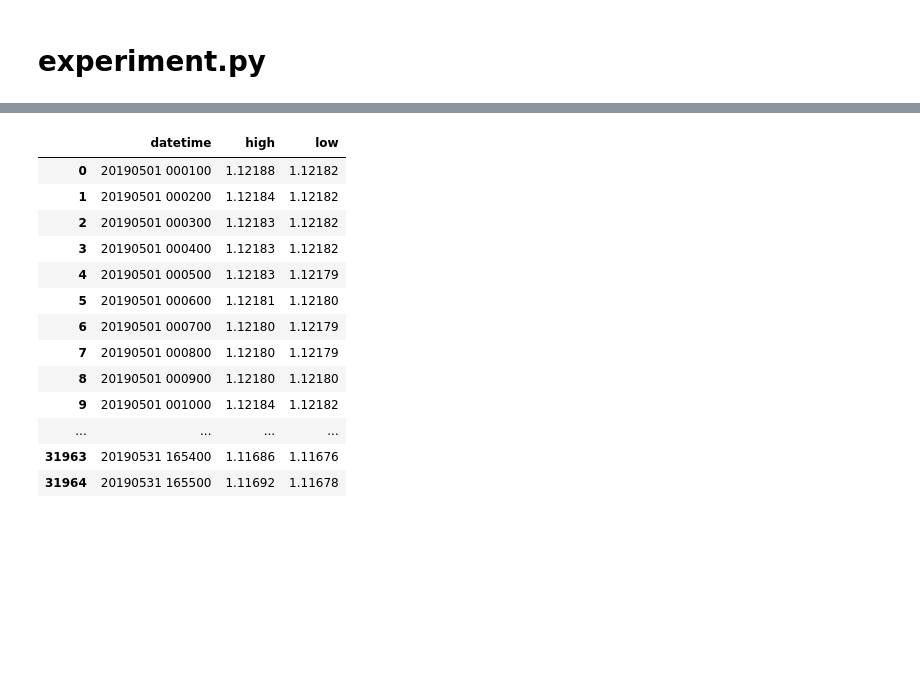
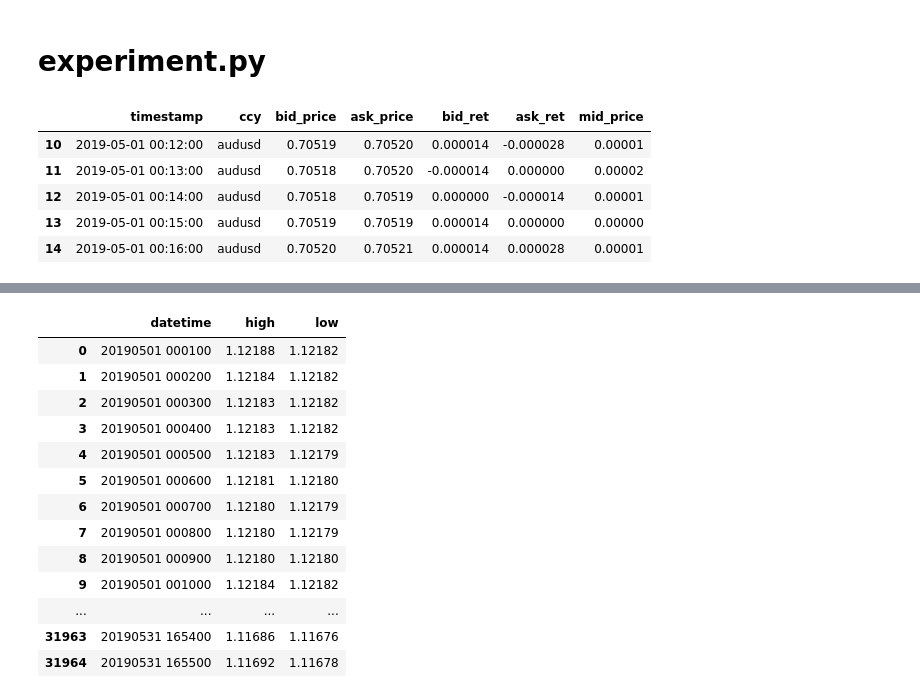
Before and after one commit to my2582/drl_fxtrading, a Jupyter notebook: modeling/drl_fx.ipynb, the cells around one changed output, grey strips where cells are left out. Cells and saved outputs as stored; diff of their text form; code cells hidden in the pictures; blank space fills up the shorter version.

```diff
--- a/modeling/drl_fx.ipynb
+++ b/modeling/drl_fx.ipynb
@@ -621,6 +621,15 @@ if not os.path.exists(reward_path):
     os.makedirs(reward_path)
 if not os.path.exists(agent_path):
     os.makedirs(agent_path)
+# %%
+X_train.iloc[10:15]
+# %% [output]
+|  | timestamp | ccy | bid_price | ask_price | bid_ret | ask_ret | mid_price |
+| 10 | 2019-05-01 00:12:00 | audusd | 0.70519 | 0.70520 | 0.000014 | -0.000028 | 0.00001 |
+| 11 | 2019-05-01 00:13:00 | audusd | 0.70518 | 0.70520 | -0.000014 | 0.000000 | 0.00002 |
+| 12 | 2019-05-01 00:14:00 | audusd | 0.70518 | 0.70519 | 0.000000 | -0.000014 | 0.00001 |
+| 13 | 2019-05-01 00:15:00 | audusd | 0.70519 | 0.70519 | 0.000014 | 0.000000 | 0.00000 |
+| 14 | 2019-05-01 00:16:00 | audusd | 0.70520 | 0.70521 | 0.000014 | 0.000028 | 0.00001 |
 # %%
 from features import draw_episode
 # %%
```
Also changed, not shown: parts of 12 cells of this notebook, 2 other files.
